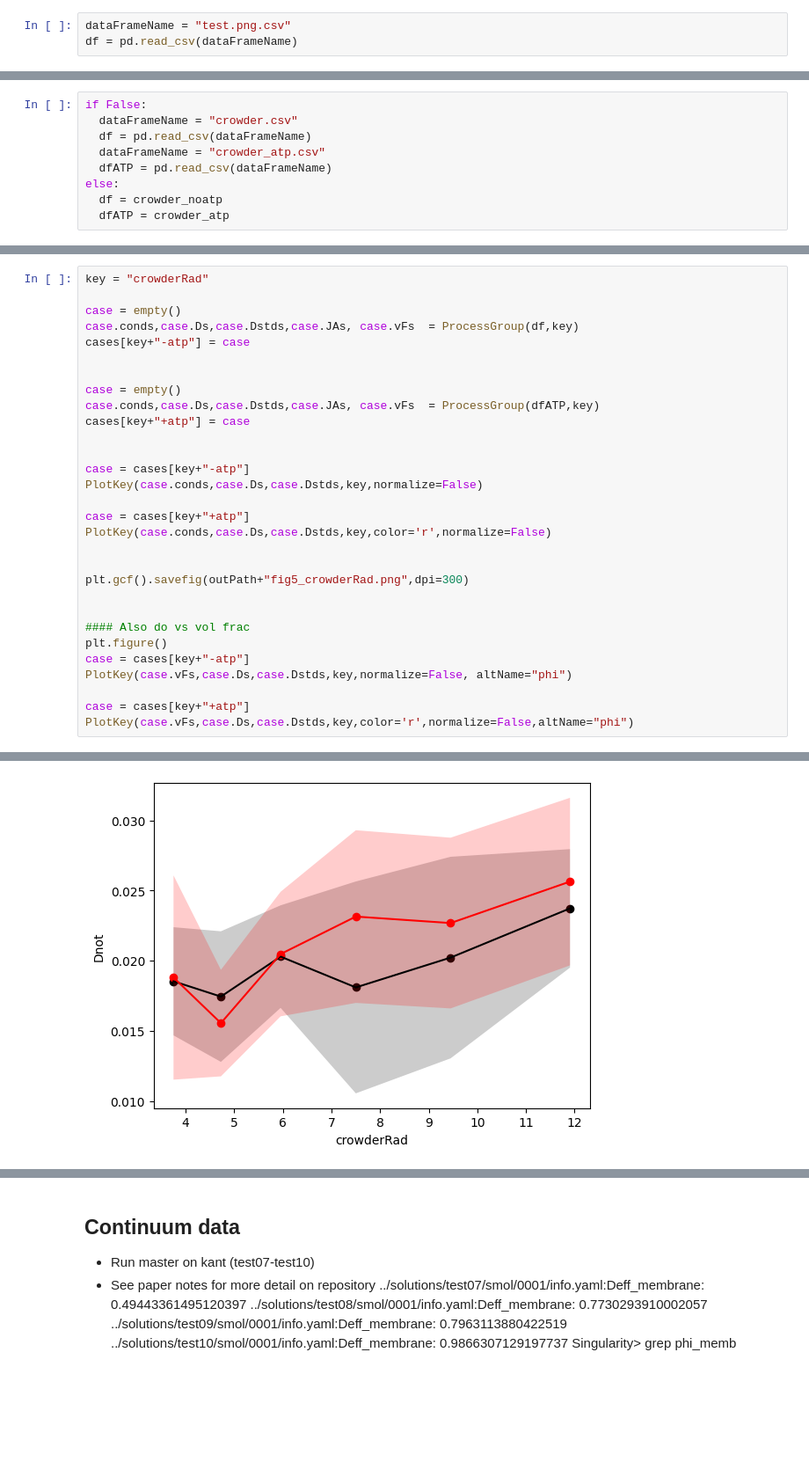
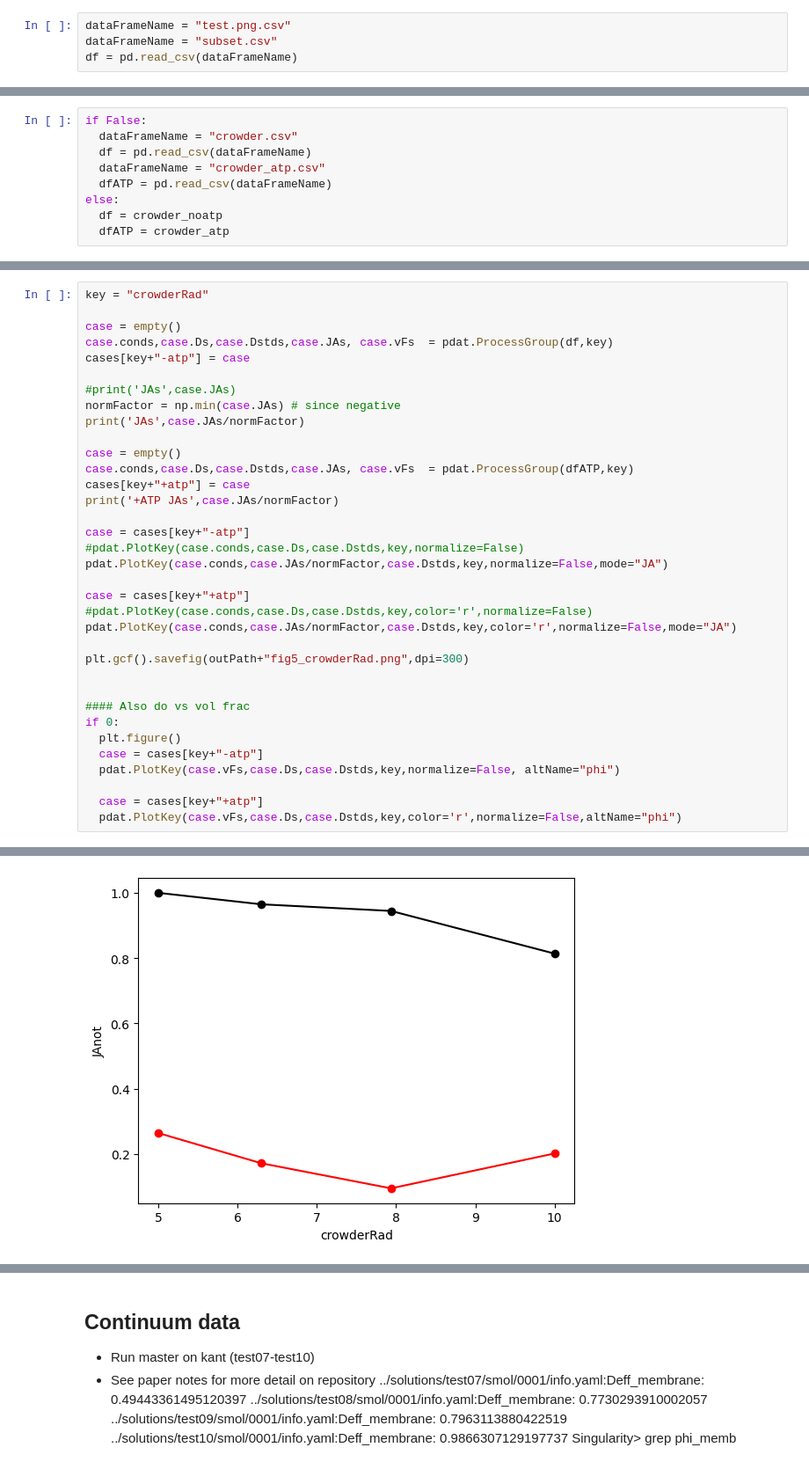
Before and after one commit to huskeypm/cellmigration, a Jupyter notebook: migration_paper.ipynb, the cells around one changed output, grey strips where cells are left out. Shown: that part at 88% size. Cells and saved outputs as stored; diff of their text form; blank space fills up the shorter version.

```diff
--- a/migration_paper.ipynb
+++ b/migration_paper.ipynb
@@ -102,6 +70,7 @@ def PlotKey(conds,Ds,Dstds,key,color='k',normalize=False,altName=None,mode="D"):
 Partition file according to cases
 # %%
 dataFrameName = "test.png.csv"
+dataFrameName = "subset.csv"
 df = pd.read_csv(dataFrameName)
 # %%
 ### pull out those without ATP in the title
@@ -363,30 +345,35 @@ axr.legend(loc=0)
 key = "crowderRad"
 
 case = empty()
-case.conds,case.Ds,case.Dstds,case.JAs, case.vFs  = ProcessGroup(df,key)
+case.conds,case.Ds,case.Dstds,case.JAs, case.vFs  = pdat.ProcessGroup(df,key)
 cases[key+"-atp"] = case
 
+#print('JAs',case.JAs)
+normFactor = np.min(case.JAs) # since negative
+print('JAs',case.JAs/normFactor)
 
 case = empty()
-case.conds,case.Ds,case.Dstds,case.JAs, case.vFs  = ProcessGroup(dfATP,key)
+case.conds,case.Ds,case.Dstds,case.JAs, case.vFs  = pdat.ProcessGroup(dfATP,key)
 cases[key+"+atp"] = case
-
+print('+ATP JAs',case.JAs/normFactor)
 
 case = cases[key+"-atp"]
-PlotKey(case.conds,case.Ds,case.Dstds,key,normalize=False)
+#pdat.PlotKey(case.conds,case.Ds,case.Dstds,key,normalize=False)
+pdat.PlotKey(case.conds,case.JAs/normFactor,case.Dstds,key,normalize=False,mode="JA")
 
 case = cases[key+"+atp"]
-PlotKey(case.conds,case.Ds,case.Dstds,key,color='r',normalize=False)
-
+#pdat.PlotKey(case.conds,case.Ds,case.Dstds,key,color='r',normalize=False)
+pdat.PlotKey(case.conds,case.JAs/normFactor,case.Dstds,key,color='r',normalize=False,mode="JA")
 
 plt.gcf().savefig(outPath+"fig5_crowderRad.png",dpi=300)
 
 
 #### Also do vs vol frac
-plt.figure()
-case = cases[key+"-atp"]
-PlotKey(case.vFs,case.Ds,case.Dstds,key,normalize=False, altName="phi")
+if 0:
+  plt.figure()
+  case = cases[key+"-atp"]
+  pdat.PlotKey(case.vFs,case.Ds,case.Dstds,key,normalize=False, altName="phi")
 
-case = cases[key+"+atp"]
-PlotKey(case.vFs,case.Ds,case.Dstds,key,color='r',normalize=False,altName="phi")
+  case = cases[key+"+atp"]
+  pdat.PlotKey(case.vFs,case.Ds,case.Dstds,key,color='r',normalize=False,altName="phi")
 # %% [output]
@@ -395 +384 @@ PlotKey(case.vFs,case.Ds,case.Dstds,key,color='r',normalize=False,altName="phi")
-[figure, old version]
+[figure, new version]
```
Also changed, not shown: parts of 14 cells of this notebook.
